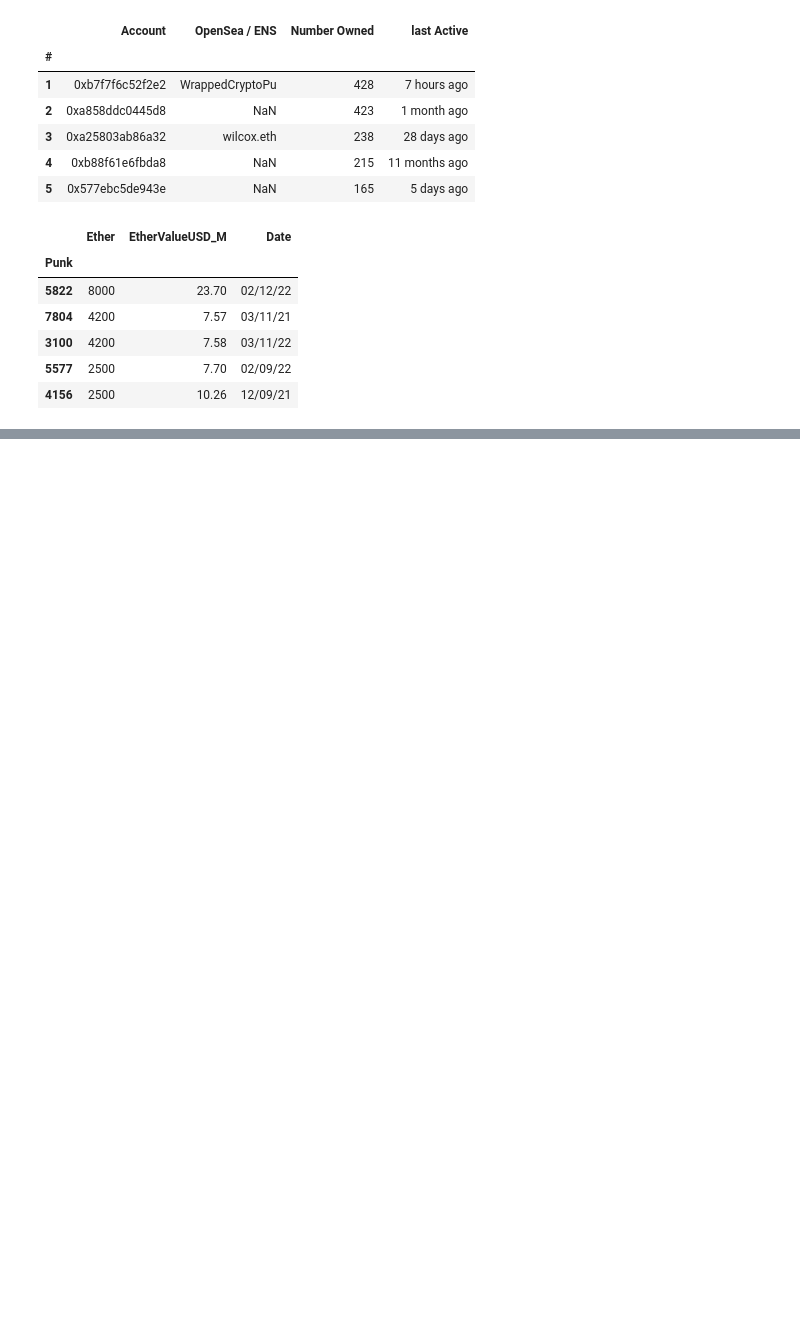
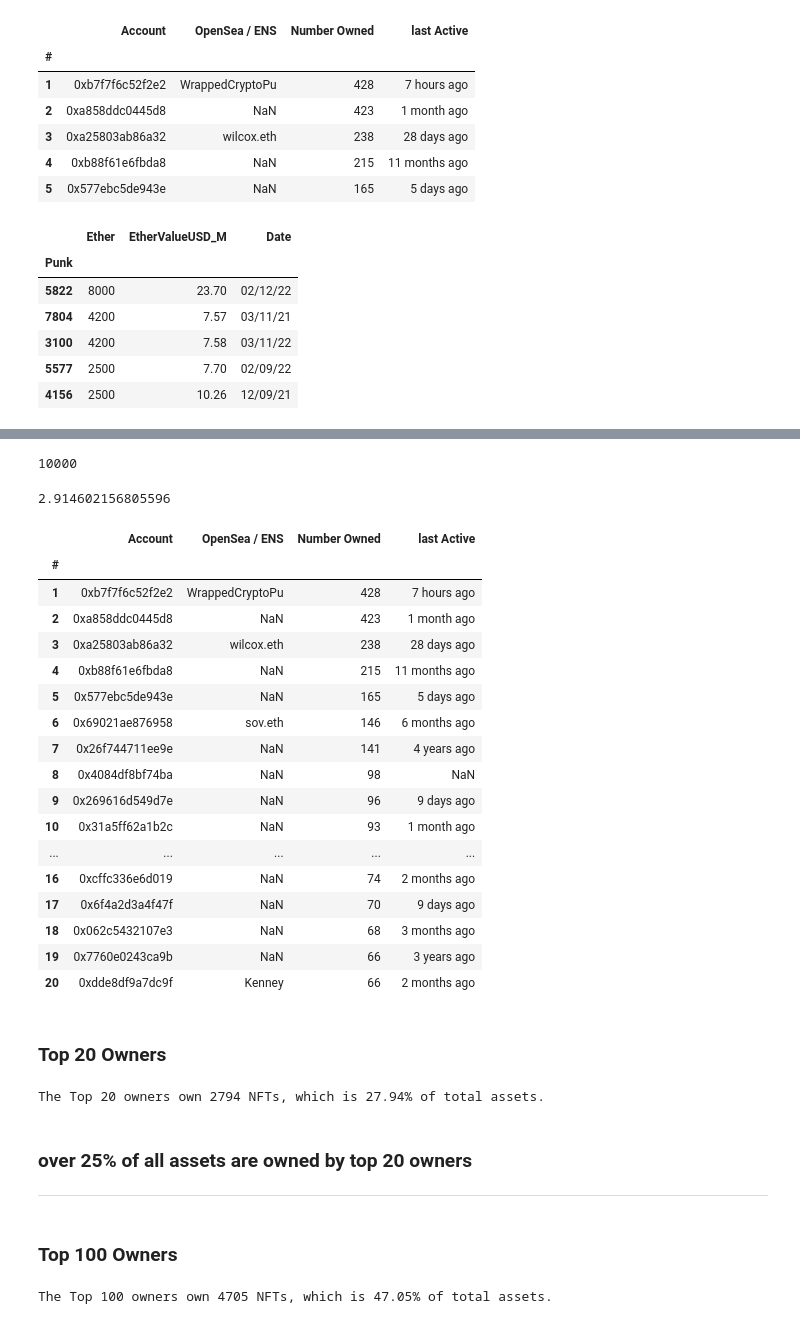
Before and after one commit to mmsaki/nft-trading-analysis, a Jupyter notebook: cryptopunks.ipynb, the cells around one changed output, grey strips where cells are left out. Drawn from its saved outputs; the diff is of its cells as text; code cells hidden in the pictures; blank space fills up the shorter version.

Commit message:
updated owner analysis

```diff
--- a/cryptopunks.ipynb
+++ b/cryptopunks.ipynb
@@ -393,0 +431,55 @@ display(top20_sales_df.head())
+# %%
+#validate dataframe total owned is 10,000
+cryptopunk_total_assets = cryptopunk_owners_df['Number Owned'].sum()
+cryptopunk_total_assets
+# %% [output]
+10000
+# %%
+#find mean number of NFTs owned per owner
+cryptopunk_owners_mean = cryptopunk_owners_df['Number Owned'].mean()
+cryptopunk_owners_mean
+# %% [output]
+2.914602156805596
+# %%
+#top20 asset owners
+cryptopunk_owners_df.head(20)
+# %% [output]
+|  | Account | OpenSea / ENS | Number Owned | last Active |
+| # |  |  |  |  |
+| 1 | 0xb7f7f6c52f2e2 | WrappedCryptoPu | 428 | 7 hours ago |
+| 2 | 0xa858ddc0445d8 | NaN | 423 | 1 month ago |
+| 3 | 0xa25803ab86a32 | wilcox.eth | 238 | 28 days ago |
+| 4 | 0xb88f61e6fbda8 | NaN | 215 | 11 months ago |
+| 5 | 0x577ebc5de943e | NaN | 165 | 5 days ago |
+| 6 | 0x69021ae876958 | sov.eth | 146 | 6 months ago |
+| 7 | 0x26f744711ee9e | NaN | 141 | 4 years ago |
+| 8 | 0x4084df8bf74ba | NaN | 98 | NaN |
+| 9 | 0x269616d549d7e | NaN | 96 | 9 days ago |
+| 10 | 0x31a5ff62a1b2c | NaN | 93 | 1 month ago |
+| ... | ... | ... | ... | ... |
+| 16 | 0xcffc336e6d019 | NaN | 74 | 2 months ago |
+| 17 | 0x6f4a2d3a4f47f | NaN | 70 | 9 days ago |
+| 18 | 0x062c5432107e3 | NaN | 68 | 3 months ago |
+| 19 | 0x7760e0243ca9b | NaN | 66 | 3 years ago |
+| 20 | 0xdde8df9a7dc9f | Kenney | 66 | 2 months ago |
+# %% [markdown]
+### Top 20 Owners
+# %%
+#total amount of assets owned by the top20 owners
+top20_owners_assets = cryptopunk_owners_df['Number Owned'].head(20).sum()
+perc_top20_owners_assets = top20_owners_assets /cryptopunk_total_assets *100
+print(f"The Top 20 owners own {top20_owners_assets} NFTs, which is {perc_top20_owners_assets:.2f}% of total assets.")
+# %% [output]
+The Top 20 owners own 2794 NFTs, which is 27.94% of total assets.
+# %% [markdown]
+### over 25% of all assets are owned by top 20 owners
+---
+# %% [markdown]
+### Top 100 Owners
+# %%
+#total amount of assets owned by the top100 owners
+top100_owners_assets = cryptopunk_owners_df['Number Owned'].head(100).sum()
+perc_top100_owners_assets = top100_owners_assets /cryptopunk_total_assets *100
+print(f"The Top 100 owners own {top100_owners_assets} NFTs, which is {perc_top100_owners_assets:.2f}% of total assets.")
+# %% [output]
+The Top 100 owners own 4705 NFTs, which is 47.05% of total assets.
```
Also changed, not shown: parts of 8 cells of this notebook.
